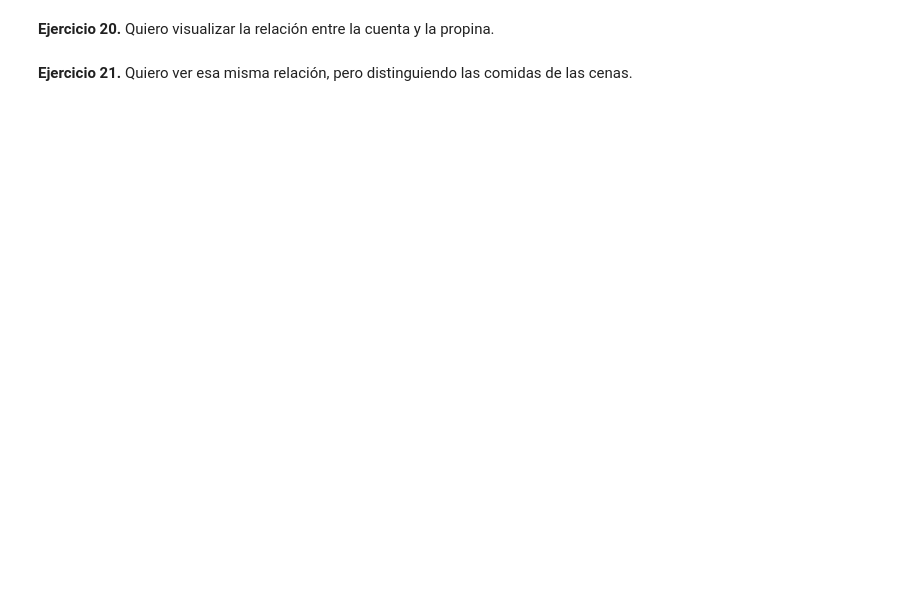
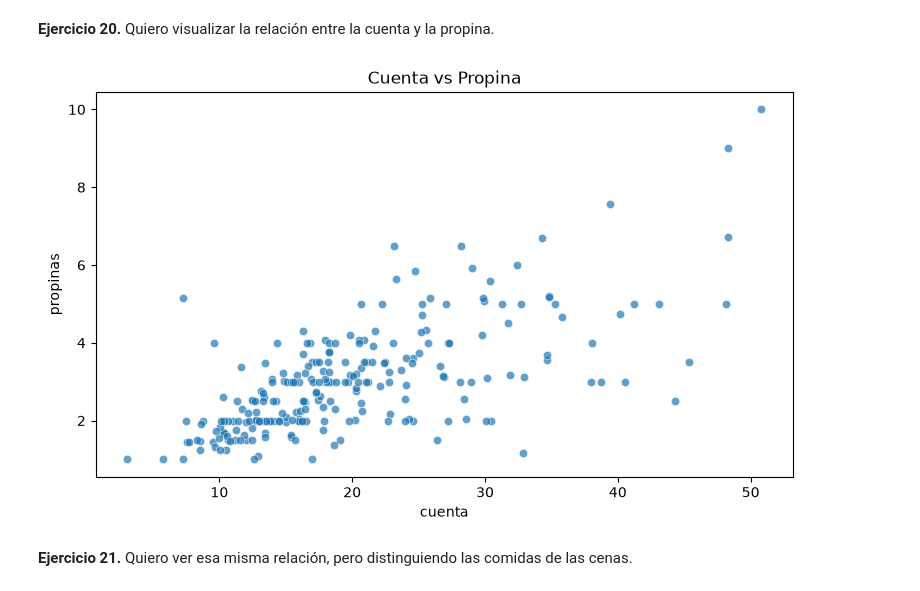
Before and after one commit to Flavs345009/ml-course, a Jupyter notebook: workspace/01_actividad_numpy_pandas.ipynb, the cells around one changed output. Drawn from its saved outputs; the diff is of its cells as text; code cells hidden in the pictures; blank space fills up the shorter version.

```diff
--- a/workspace/01_actividad_numpy_pandas.ipynb
+++ b/workspace/01_actividad_numpy_pandas.ipynb
@@ -849,6 +848,12 @@ TypeError: Data source must be a DataFrame or Mapping, not <class 'pandas.Series
 **Ejercicio 20.** Quiero visualizar la relación entre la cuenta y la propina.
 # %%
 # Tu código aquí
+fig, ax = plt.subplots(figsize=(9, 5))
+sns.scatterplot(data=propinas_esp, x="cuenta", y="propinas", alpha=0.7, ax=ax)
+ax.set_title("Cuenta vs Propina")
+plt.show()
+# %% [output]
+[figure, added]
 # %% [markdown]
 **Ejercicio 21.** Quiero ver esa misma relación, pero distinguiendo las comidas de las cenas.
 # %%
```
Also changed, not shown: parts of 5 cells of this notebook.
